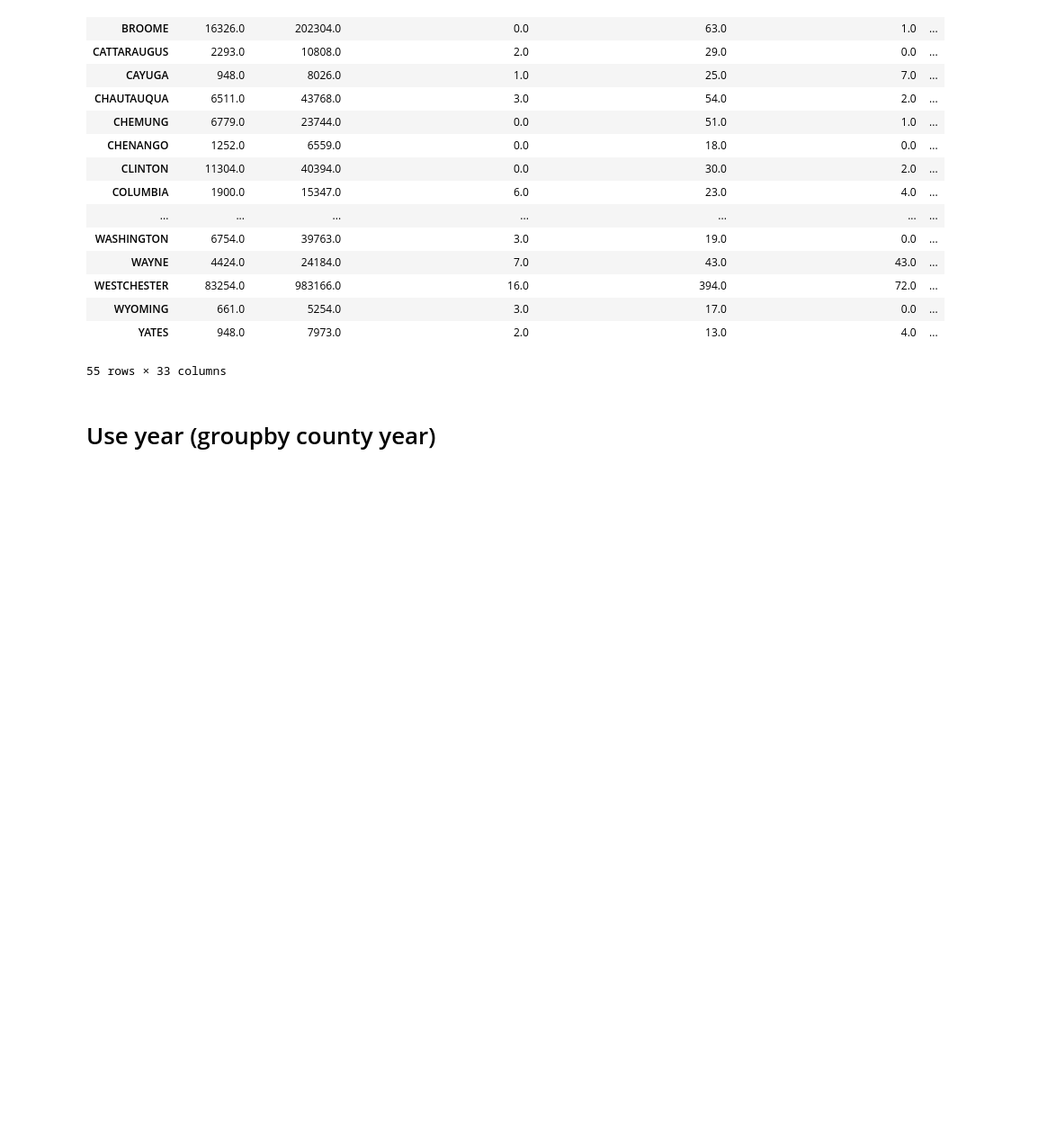
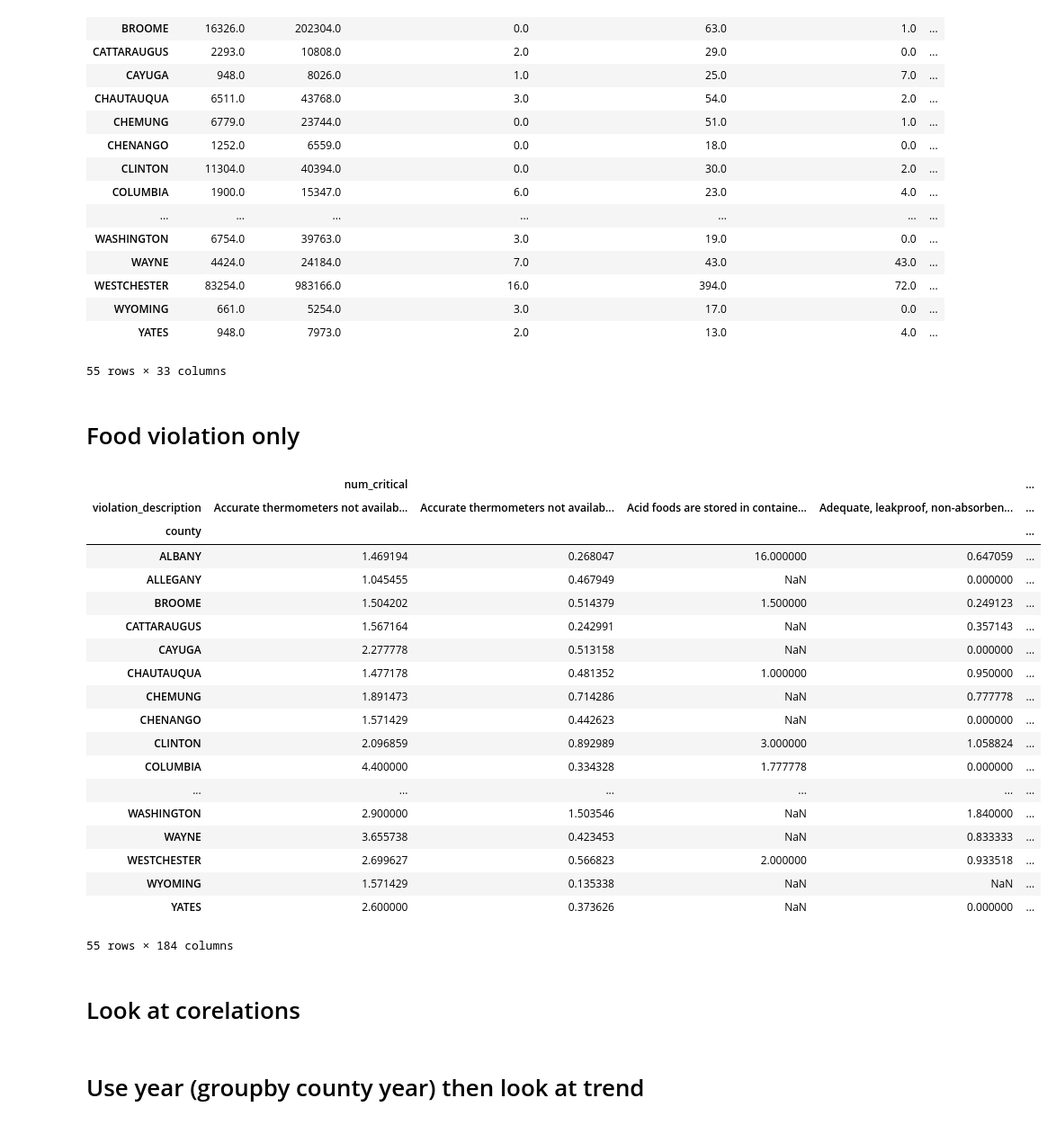
Before and after one commit to NicolasFerland/Citadel, a Jupyter notebook: Nicolas.ipynb, the cells around one changed output. Shown at 90% size. Saved outputs shown, nothing was run; the diff lists cells and outputs as text; code cells hidden in the pictures; blank space fills up the shorter version.

```diff
--- a/Nicolas.ipynb
+++ b/Nicolas.ipynb
@@ -523,0 +526,2 @@ merge_df
+# %% [markdown]
+# Food violation only
@@ -523,0 +536,27 @@ merge_df
+# %%
+# do pivot_table
+food_establishment_inspections_pivot = food_establishment_inspections.pivot_table(index='county',columns='violation_description')[['num_critical','num_noncritical']]
+food_establishment_inspections_pivot
+# %% [output]
+|  | num_critical |  |  |  | ... |
+| violation_description | Accurate thermometers not availab... | Accurate thermometers not availab... | Acid foods are stored in containe... | Adequate, leakproof, non-absorben... | ... |
+| county |  |  |  |  | ... |
+| ALBANY | 1.469194 | 0.268047 | 16.000000 | 0.647059 | ... |
+| ALLEGANY | 1.045455 | 0.467949 | NaN | 0.000000 | ... |
+| BROOME | 1.504202 | 0.514379 | 1.500000 | 0.249123 | ... |
+| CATTARAUGUS | 1.567164 | 0.242991 | NaN | 0.357143 | ... |
+| CAYUGA | 2.277778 | 0.513158 | NaN | 0.000000 | ... |
+| CHAUTAUQUA | 1.477178 | 0.481352 | 1.000000 | 0.950000 | ... |
+| CHEMUNG | 1.891473 | 0.714286 | NaN | 0.777778 | ... |
+| CHENANGO | 1.571429 | 0.442623 | NaN | 0.000000 | ... |
+| CLINTON | 2.096859 | 0.892989 | 3.000000 | 1.058824 | ... |
+| COLUMBIA | 4.400000 | 0.334328 | 1.777778 | 0.000000 | ... |
+| ... | ... | ... | ... | ... | ... |
+| WASHINGTON | 2.900000 | 1.503546 | NaN | 1.840000 | ... |
+| WAYNE | 3.655738 | 0.423453 | NaN | 0.833333 | ... |
+| WESTCHESTER | 2.699627 | 0.566823 | 2.000000 | 0.933518 | ... |
+| WYOMING | 1.571429 | 0.135338 | NaN | NaN | ... |
+| YATES | 2.600000 | 0.373626 | NaN | 0.000000 | ... |
+55 rows × 184 columns
+# %% [markdown]
+# Look at corelations
@@ -524,2 +569,2 @@ merge_df
 # %% [markdown]
-# Use year (groupby county year)
+# Use year (groupby county year) then look at trend
```
Also changed, not shown: parts of 3 cells of this notebook, 1 other file.
